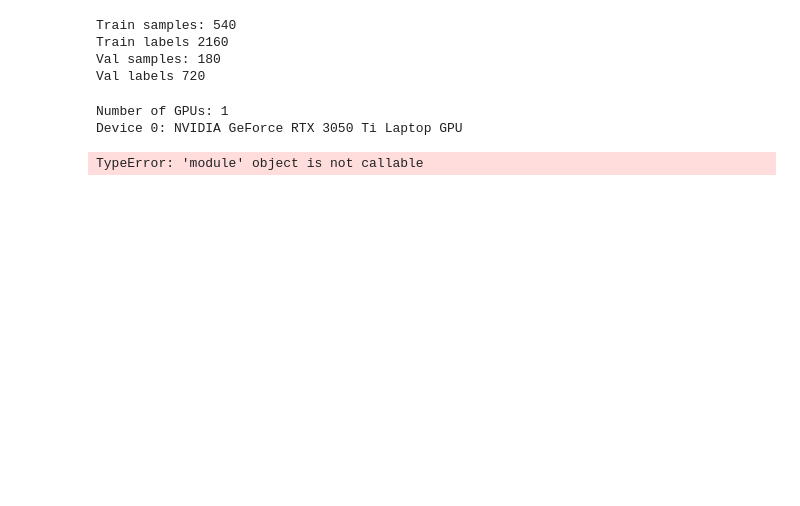
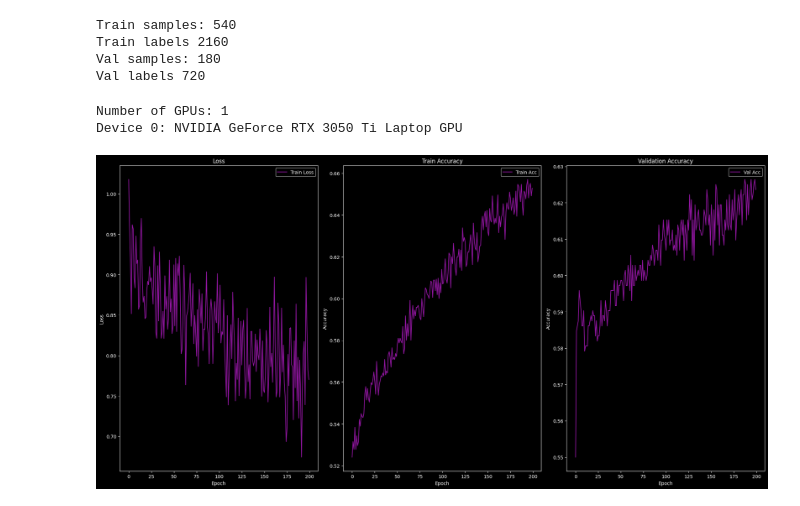
Before and after one commit to HenrikTrom/EDTHCPH2025, a Jupyter notebook: notebooks/ds_example.ipynb, the cells around one changed output. Cells and saved outputs as stored; diff of their text form; code cells hidden in the pictures; blank space fills up the shorter version.

Commit message:
ADD: Metrics method

```diff
--- a/notebooks/ds_example.ipynb
+++ b/notebooks/ds_example.ipynb
@@ -18,6 +18,7 @@ import torch.nn as nn
 import torch
 import torch.optim as optim
 from tqdm import tqdm
+import matplotlib.pyplot as plt
 class SpectrogramCNNExample(nn.Module):
     def __init__(self, num_classes):
         super().__init__()
@@ -44,36 +45,53 @@ model = SpectrogramCNNExample(num_classes=num_classes)
 model, device = to_cuda(model)
 
 criterion = nn.CrossEntropyLoss()
-optimizer = optim.Adam(model.parameters(), lr=1e-6)
+optimizer = optim.Adam(model.parameters(), lr=1e-5)
+metrics = {
+    "train_loss": [],
+    "train_acc": [],
+    "val_loss": [],
+    "val_acc": [],
+}
 
 # Training loop
-for epoch in range(100):
+for epoch in twdm(range(100)):
     model.train()
-    progress_bar = tqdm(train_loader, desc=f"Epoch {epoch+1}")
-    for X, y in progress_bar:
+    correct = 0
+    total = 0
+    acc = 0
+    for X, y in train_loader:
         optimizer.zero_grad()
         X = X.to(device)
         y = y.to(device)
         outputs = model(X)
         loss = criterion(outputs, y)
         loss.backward()
-        optimizer.step()
-    print(f"Epoch {epoch+1}, Loss: {loss.item():.4f}")
-
-# Validation accuracy
-model.eval()
-correct = 0
-total = 0
-with torch.no_grad():
-    for X, y in val_loader:
-        X = X.to(device)
-        y = y.to(device)
-        outputs = model(X)
         _, predicted = torch.max(outputs, 1)
         correct += (predicted == y).sum().item()
         total += y.size(0)
-print(f"Validation accuracy: {correct / total:.2%}")
+        acc = correct / total
+        optimizer.step()
+    metrics["train_loss"].append(loss.item())
+    metrics["train_acc"].append(acc)
+
+    # Validation accuracy
+    model.eval()
+    correct = 0
+    total = 0
+    with torch.no_grad():
+        for X, y in val_loader:
+            X = X.to(device)
+            y = y.to(device)
+            outputs = model(X)
+            _, predicted = torch.max(outputs, 1)
+            correct += (predicted == y).sum().item()
+            total += y.size(0)
+    acc = correct / total
+    metrics["val_acc"].append(acc)
 # %% [output]
 Number of GPUs: 1
 Device 0: NVIDIA GeForce RTX 3050 Ti Laptop GPU
-TypeError: 'module' object is not callable
+# %%
+plot_metrics(metrics)
+# %% [output]
+[figure, added]
```
Also changed, not shown: parts of 1 cell of this notebook, 1 other file.
